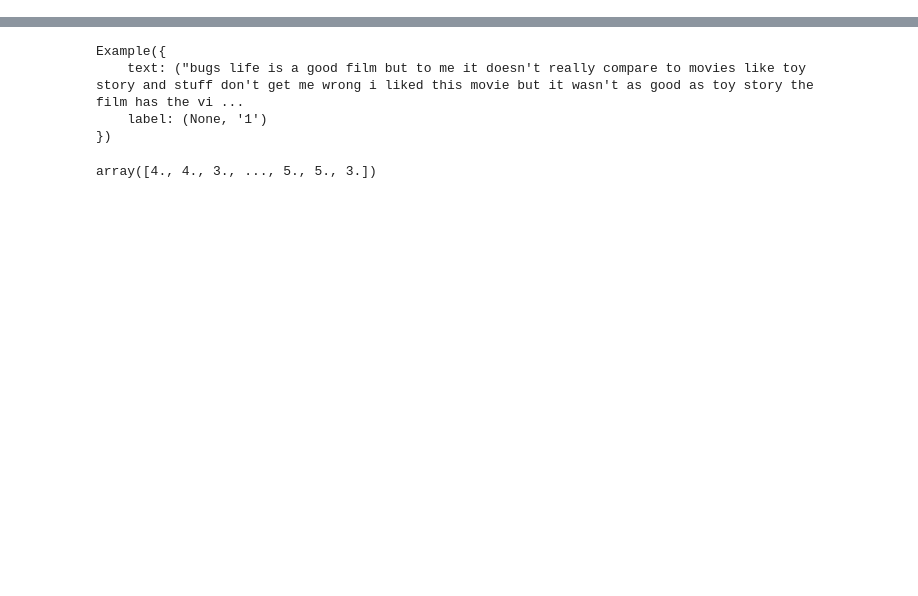
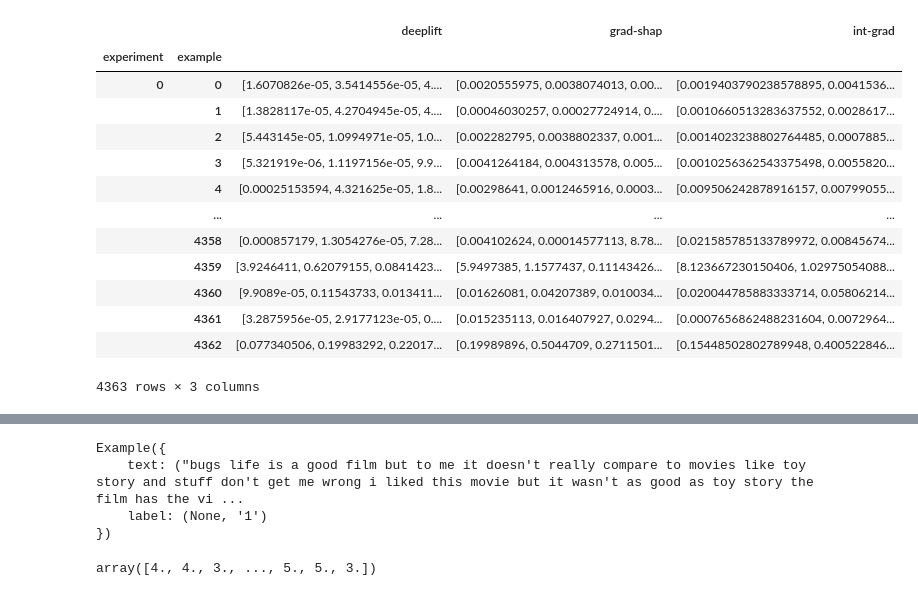
Before and after one commit to mttk/unity-in-xai-court, a Jupyter notebook: viz.ipynb, the cells around one changed output, grey strips where cells are left out. Saved outputs shown, nothing was run; the diff lists cells and outputs as text; code cells hidden in the pictures; blank space fills up the shorter version.

```diff
--- a/viz.ipynb
+++ b/viz.ipynb
@@ -6,6 +6,24 @@ import numpy as np
 from viz_utils import *
 from dataloaders import *
 # %%
-experiments, meta = load_results(base_dir="results/", dataset="IMDB", model="DBERT")
-samplers = list(experiments.keys())
-df_tr, df_agr, df_crt_train, df_crt_test, df_attr = results_to_df(experiments, meta, mode="best")
+experiments, meta = load_results(base_dir="results/", dataset="IMDB", model="JWA")
+df_tr, df_agr, df_crt_train, df_crt_test = results_to_df(experiments, meta, mode="last")
+# %%
+df_attr = extract_attribution(experiments[0]["attributions"], 0)
+# %%
+df_attr
+# %% [output]
+|  |  | deeplift | grad-shap | int-grad |
+| experiment | example |  |  |  |
+| 0 | 0 | [1.6070826e-05, 3.5414556e-05, 4.... | [0.0020555975, 0.0038074013, 0.00... | [0.0019403790238578895, 0.0041536... |
+|  | 1 | [1.3828117e-05, 4.2704945e-05, 4.... | [0.00046030257, 0.00027724914, 0.... | [0.0010660513283637552, 0.0028617... |
+|  | 2 | [5.443145e-05, 1.0994971e-05, 1.0... | [0.002282795, 0.0038802337, 0.001... | [0.0014023238802764485, 0.0007885... |
+|  | 3 | [5.321919e-06, 1.1197156e-05, 9.9... | [0.0041264184, 0.004313578, 0.005... | [0.0010256362543375498, 0.0055820... |
+|  | 4 | [0.00025153594, 4.321625e-05, 1.8... | [0.00298641, 0.0012465916, 0.0003... | [0.009506242878916157, 0.00799055... |
+|  | ... | ... | ... | ... |
+|  | 4358 | [0.000857179, 1.3054276e-05, 7.28... | [0.004102624, 0.00014577113, 8.78... | [0.021585785133789972, 0.00845674... |
+|  | 4359 | [3.9246411, 0.62079155, 0.0841423... | [5.9497385, 1.1577437, 0.11143426... | [8.123667230150406, 1.02975054088... |
+|  | 4360 | [9.9089e-05, 0.11543733, 0.013411... | [0.01626081, 0.04207389, 0.010034... | [0.020044785883333714, 0.05806214... |
+|  | 4361 | [3.2875956e-05, 2.9177123e-05, 0.... | [0.015235113, 0.016407927, 0.0294... | [0.0007656862488231604, 0.0072964... |
+|  | 4362 | [0.077340506, 0.19983292, 0.22017... | [0.19989896, 0.5044709, 0.2711501... | [0.15448502802789948, 0.400522846... |
+4363 rows × 3 columns
```
Also changed, not shown: parts of 3 cells of this notebook, 15 other files.
